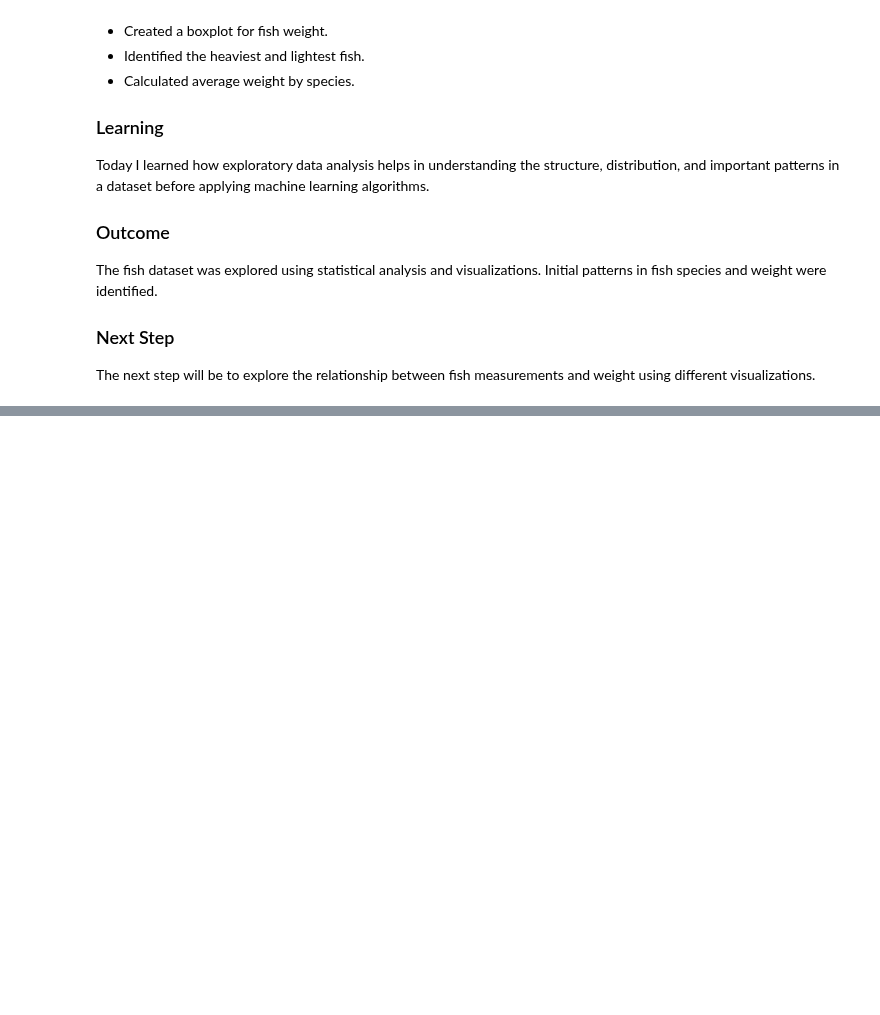
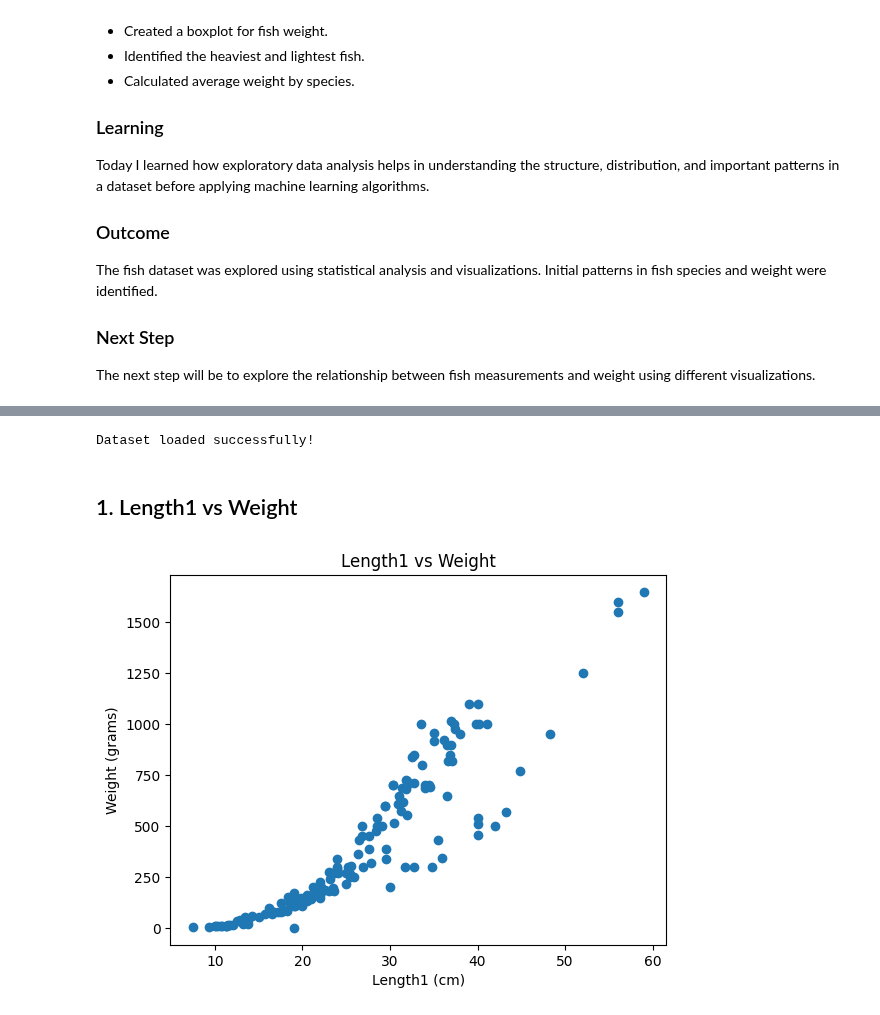
Before and after one commit to abhipsa29-cloud/Fish-Weight-Prediction, a Jupyter notebook: Fish_Weight_Prediction.ipynb, the cells around one changed output, grey strips where cells are left out. Saved outputs shown, nothing was run; the diff lists cells and outputs as text; code cells hidden in the pictures; blank space fills up the shorter version.

Commit message:
Day 6: Analyzed relationships between features and fish weight

```diff
--- a/Fish_Weight_Prediction.ipynb
+++ b/Fish_Weight_Prediction.ipynb
@@ -908,0 +919,12 @@ measurements and weight using different visualizations.
+# %%
+import pandas as pd
+
+url = "https://raw.githubusercontent.com/YBIFoundation/Dataset/main/Fish.csv"
+
+df = pd.read_csv(url)
+
+print("Dataset loaded successfully!")
+# %% [output]
+Dataset loaded successfully!
+# %%
+df_clean = df.copy()
@@ -908,0 +933,11 @@ measurements and weight using different visualizations.
+# %% [markdown]
+## 1. Length1 vs Weight
+# %%
+plt.scatter(df_clean["Length1"], df_clean["Weight"])
+
+plt.title("Length1 vs Weight")
+plt.xlabel("Length1 (cm)")
+plt.ylabel("Weight (grams)")
+plt.show()
+# %% [output]
+[figure, added]
```
Also changed, not shown: parts of 17 cells of this notebook.
